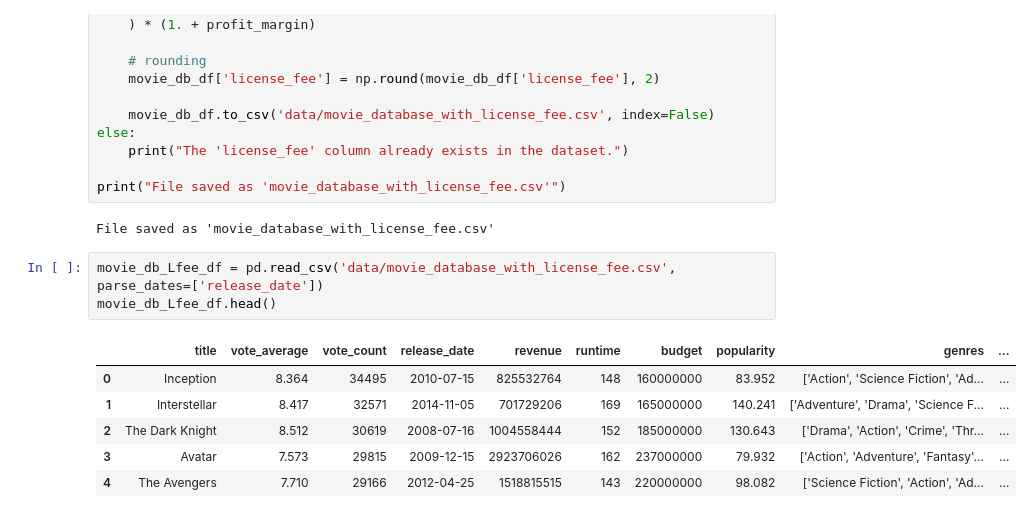
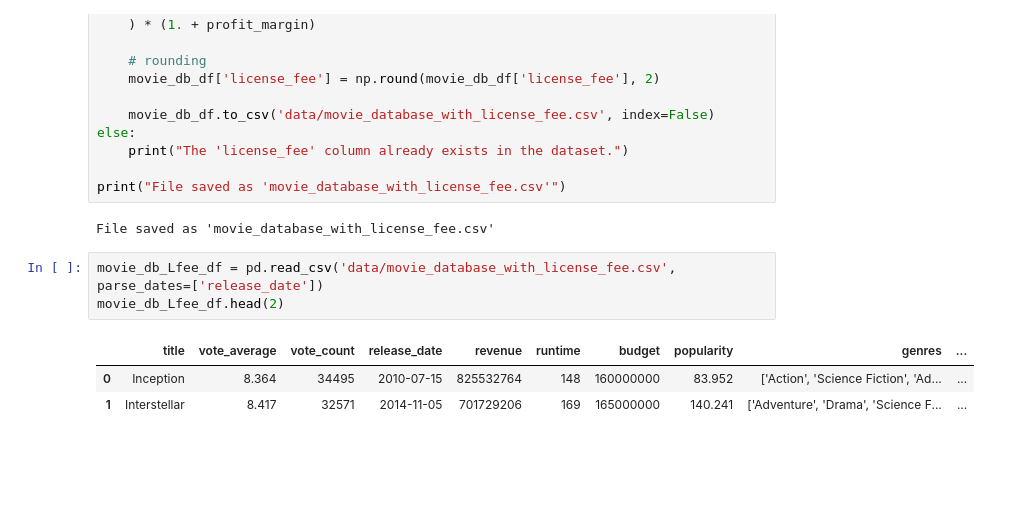
Before and after one commit to DavidKrame/MMCS_Project_UoE_Group9, a Jupyter notebook: DataAnalysis_MovieDataBase.ipynb, the cells around one changed output. Drawn from its saved outputs; the diff is of its cells as text; blank space fills up the shorter version.

Commit message:
Data Analysis movies Completed

```diff
--- a/DataAnalysis_MovieDataBase.ipynb
+++ b/DataAnalysis_MovieDataBase.ipynb
@@ -216,14 +340,11 @@ print("File saved as 'movie_database_with_license_fee.csv'")
 File saved as 'movie_database_with_license_fee.csv'
 # %%
 movie_db_Lfee_df = pd.read_csv('data/movie_database_with_license_fee.csv', parse_dates=['release_date'])
-movie_db_Lfee_df.head()
+movie_db_Lfee_df.head(2)
 # %% [output]
 |  | title | vote_average | vote_count | release_date | revenue | runtime | budget | popularity | genres | ... |
 | 0 | Inception | 8.364 | 34495 | 2010-07-15 | 825532764 | 148 | 160000000 | 83.952 | ['Action', 'Science Fiction', 'Ad... | ... |
 | 1 | Interstellar | 8.417 | 32571 | 2014-11-05 | 701729206 | 169 | 165000000 | 140.241 | ['Adventure', 'Drama', 'Science F... | ... |
-| 2 | The Dark Knight | 8.512 | 30619 | 2008-07-16 | 1004558444 | 152 | 185000000 | 130.643 | ['Drama', 'Action', 'Crime', 'Thr... | ... |
-| 3 | Avatar | 7.573 | 29815 | 2009-12-15 | 2923706026 | 162 | 237000000 | 79.932 | ['Action', 'Adventure', 'Fantasy'... | ... |
-| 4 | The Avengers | 7.710 | 29166 | 2012-04-25 | 1518815515 | 143 | 220000000 | 98.082 | ['Science Fiction', 'Action', 'Ad... | ... |
 # %%
 analyze_movie_data("data/movie_database_with_license_fee.csv")
 # %% [output]
```
Also changed, not shown: parts of 13 cells of this notebook.
